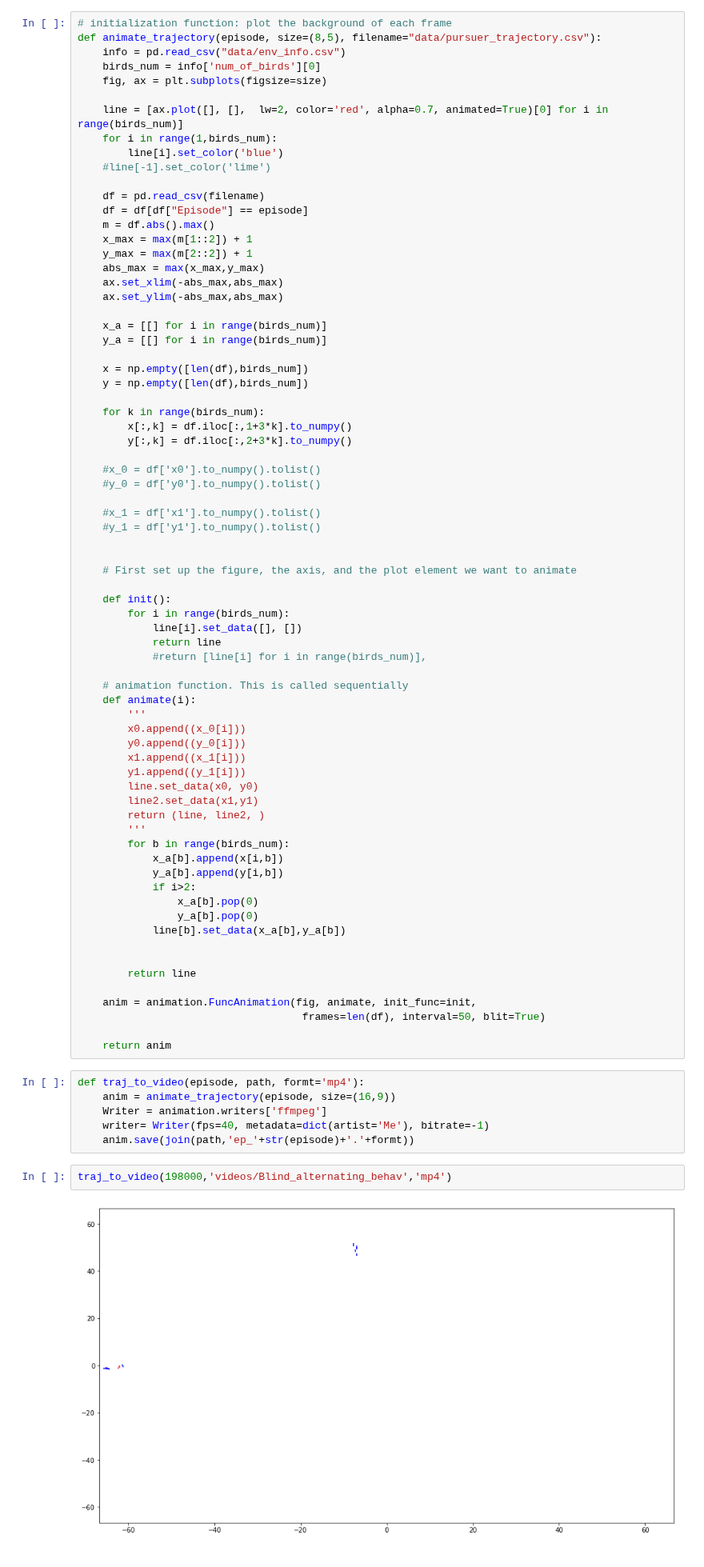
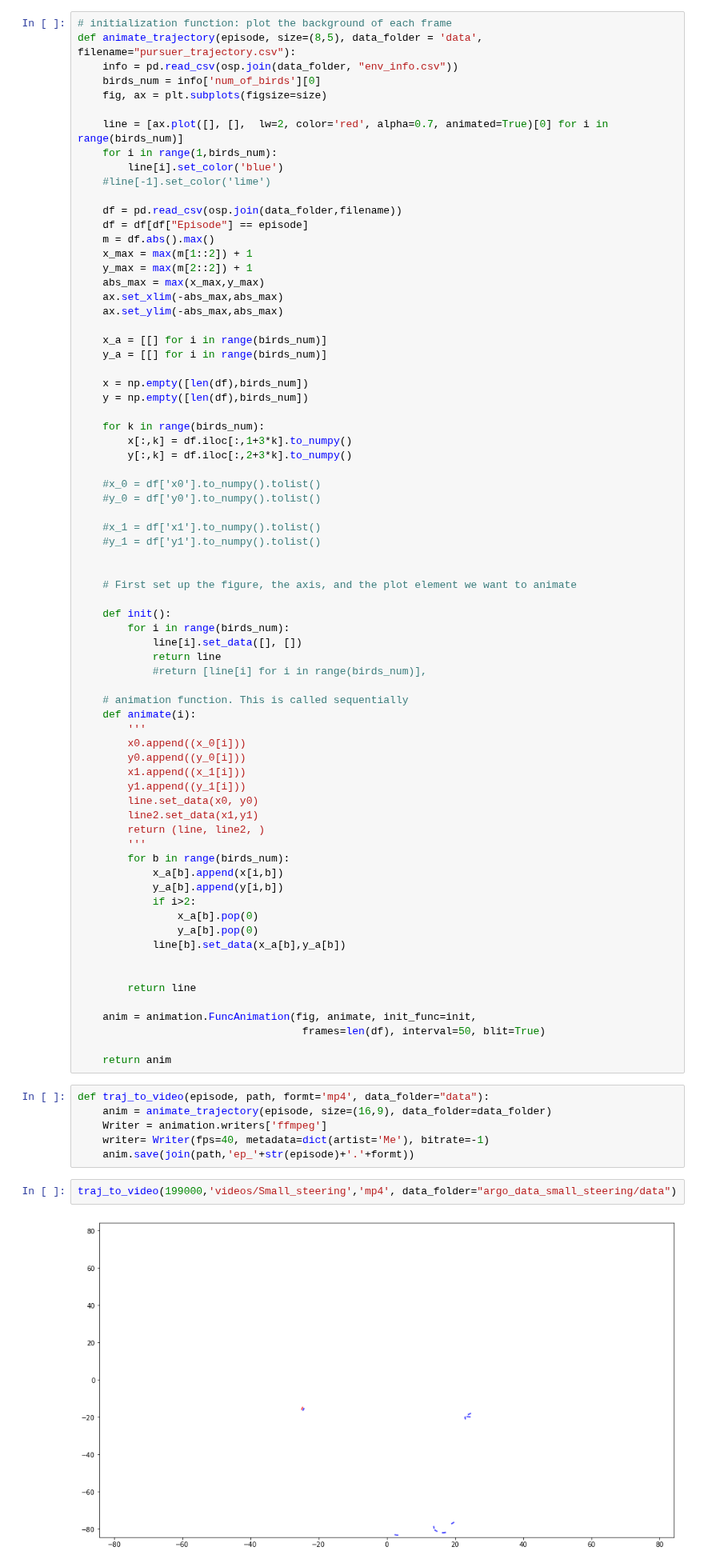
Before and after one commit to fbrand-new/reinforced-birds, a Jupyter notebook: AnimateTrajectory.ipynb, the cells around one changed output. Shown at 80% size. Cells and saved outputs as stored; diff of their text form.

```diff
--- a/AnimateTrajectory.ipynb
+++ b/AnimateTrajectory.ipynb
@@ -10,7 +10,7 @@ from os.path import join
 # %%
 # initialization function: plot the background of each frame
-def animate_trajectory(episode, size=(8,5), filename="data/pursuer_trajectory.csv"):
-    info = pd.read_csv("data/env_info.csv")
+def animate_trajectory(episode, size=(8,5), data_folder = 'data', filename="pursuer_trajectory.csv"):
+    info = pd.read_csv(osp.join(data_folder, "env_info.csv"))
     birds_num = info['num_of_birds'][0]
     fig, ax = plt.subplots(figsize=size)
 
@@ -19,7 +19,7 @@ def animate_trajectory(episode, size=(8,5), filename="data/pursuer_trajectory.cs
         line[i].set_color('blue')
     #line[-1].set_color('lime')
 
-    df = pd.read_csv(filename)
+    df = pd.read_csv(osp.join(data_folder,filename))
     df = df[df["Episode"] == episode]
     m = df.abs().max()
     x_max = max(m[1::2]) + 1
@@ -80,13 +80,13 @@ def animate_trajectory(episode, size=(8,5), filename="data/pursuer_trajectory.cs
 
     return anim
 # %%
-def traj_to_video(episode, path, formt='mp4'):
-    anim = animate_trajectory(episode, size=(16,9))
+def traj_to_video(episode, path, formt='mp4', data_folder="data"):
+    anim = animate_trajectory(episode, size=(16,9), data_folder=data_folder)
     Writer = animation.writers['ffmpeg']
     writer= Writer(fps=40, metadata=dict(artist='Me'), bitrate=-1)
     anim.save(join(path,'ep_'+str(episode)+'.'+formt))
 # %%
-traj_to_video(198000,'videos/Blind_alternating_behav','mp4')
+traj_to_video(199000,'videos/Small_steering','mp4', data_folder="argo_data_small_steering/data")
 # %% [output]
-[figure, old version]
+[figure, new version]
 # %%
```
Also changed, not shown: parts of 3 cells of this notebook, 20 other files.
